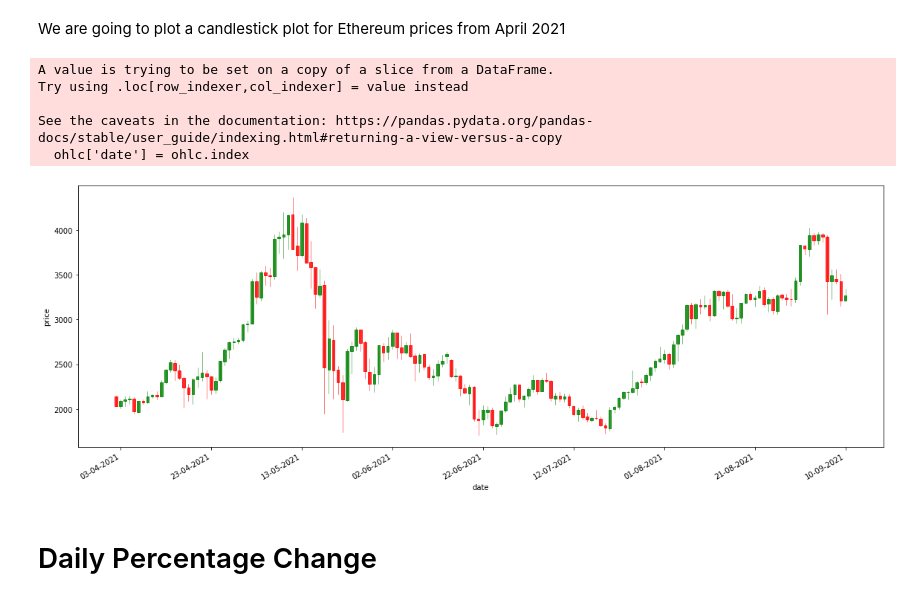
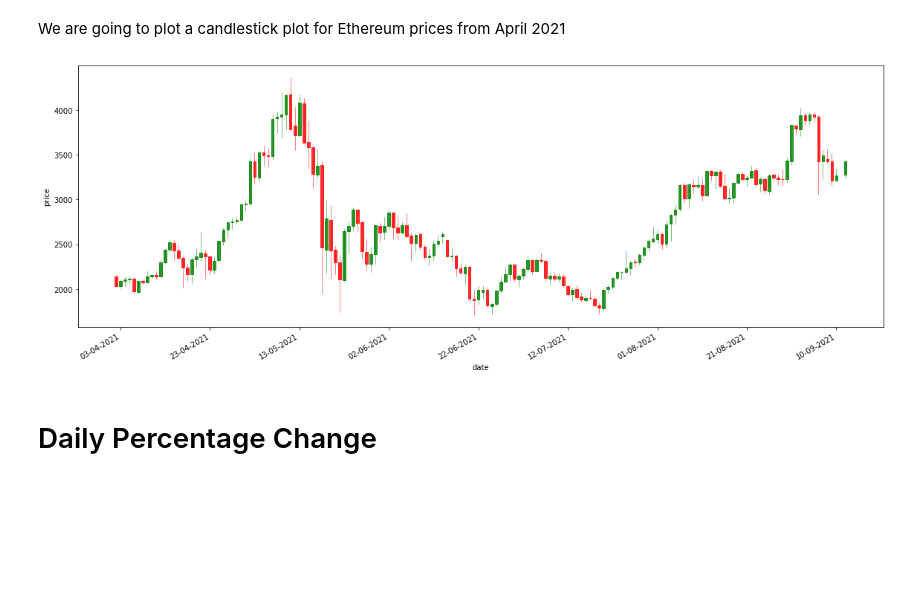
Before and after one commit to pillarxyz/ethereum-trends-analysis, a Jupyter notebook: ethereum-trends-analysis.ipynb, the cells around one changed output. Saved outputs shown, nothing was run; the diff lists cells and outputs as text; code cells hidden in the pictures; blank space fills up the shorter version.

```diff
--- a/ethereum-trends-analysis.ipynb
+++ b/ethereum-trends-analysis.ipynb
@@ -123,30 +126,25 @@ After a quick web search we found out that around 13th March, Ethereum spiked du
 # %% [markdown]
 We are going to plot a candlestick plot for Ethereum prices from April 2021
 # %%
-ohlc = df[(df.index > '2021-04-01') & (df.index <= '2021-09-10')]
+ohlc = df[(df.index > '2021-04-01') & (df.index <= '2021-09-12')]
 ohlc['date'] = ohlc.index
 ohlc = ohlc.loc[:, ['date','open', 'high', 'low', 'close']]
 ohlc['date'] = pd.to_datetime(ohlc['date'])
 ohlc['date'] = ohlc['date'].apply(mpl_dates.date2num)
 ohlc = ohlc.astype(float)
 fig, ax = plt.subplots(figsize = (16,6))
 candlestick_ohlc(ax, ohlc.values, width=0.6, colorup='green', colordown='red', alpha=0.8)
 ax.set_xlabel('date')
 ax.set_ylabel('price')
 date_format = mpl_dates.DateFormatter('%d-%m-%Y')
 ax.xaxis.set_major_formatter(date_format)
 fig.autofmt_xdate()
 
 fig.tight_layout()
 
 plt.show()
 # %% [output]
-A value is trying to be set on a copy of a slice from a DataFrame.
-Try using .loc[row_indexer,col_indexer] = value instead
-
-See the caveats in the documentation: https://pandas.pydata.org/pandas-docs/stable/user_guide/indexing.html#returning-a-view-versus-a-copy
-  ohlc['date'] = ohlc.index
-[figure, old version]
+[figure, new version]
 # %% [markdown]
 # Daily Percentage Change
 # %% [markdown]
```
Also changed, not shown: parts of 6 cells of this notebook.
